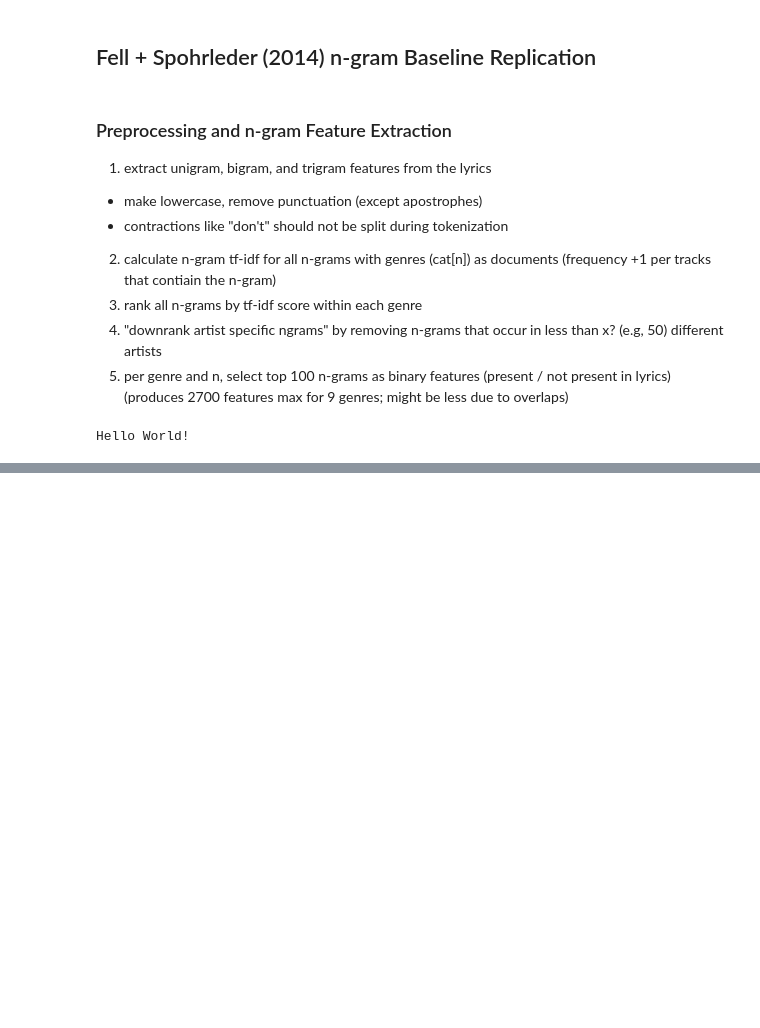
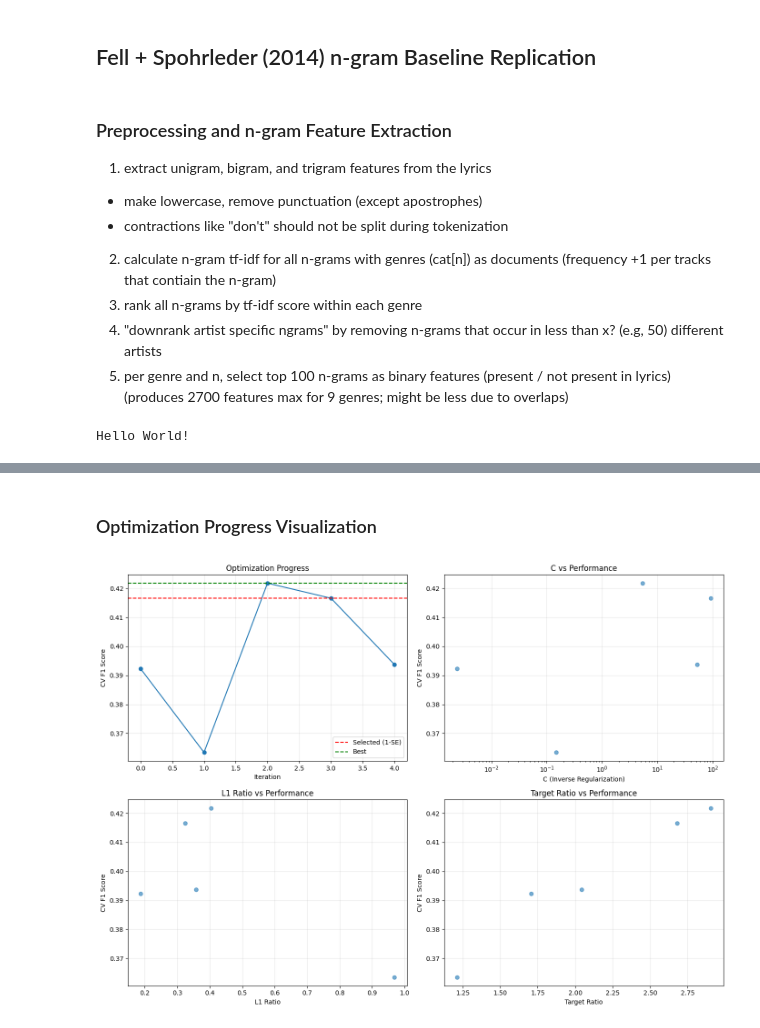
Before and after one commit to markusradke/LyricsGenreRecognition, a Jupyter notebook: notebooks/prototyping/fell_sporleder_2014_replication.ipynb, the cells around one changed output, grey strips where cells are left out. Saved outputs shown, nothing was run; the diff lists cells and outputs as text; code cells hidden in the pictures; blank space fills up the shorter version.

```diff
--- a/notebooks/prototyping/fell_sporleder_2014_replication.ipynb
+++ b/notebooks/prototyping/fell_sporleder_2014_replication.ipynb
@@ -73,0 +179,62 @@ dist = plot_genre_distribution(y_train, y_test)
+# %% [markdown]
+### Optimization Progress Visualization
+# %%
+import matplotlib.pyplot as plt
+import numpy as np
+
+results_df = pd.DataFrame([
+    {
+        'iteration': i,
+        'score': r['score'],
+        'C': r['params']['C'],
+        'l1_ratio': r['params']['l1_ratio'],
+        'target_ratio': r['params']['target_ratio']
+    }
+    for i, r in enumerate(optimization_results['all_results'])
+])
+
+fig, axes = plt.subplots(2, 2, figsize=(14, 10))
+
+axes[0, 0].plot(results_df['iteration'], results_df['score'], 'o-')
+axes[0, 0].axhline(
+    optimization_results['best_score'],
+    color='r',
+    linestyle='--',
+    label='Selected (1-SE)'
+)
+axes[0, 0].axhline(
+    optimization_results['absolute_best_score'],
+    color='g',
+    linestyle='--',
+    label='Best'
+)
+axes[0, 0].set_xlabel('Iteration')
+axes[0, 0].set_ylabel('CV F1 Score')
+axes[0, 0].set_title('Optimization Progress')
+axes[0, 0].legend()
+axes[0, 0].grid(True, alpha=0.3)
+
+axes[0, 1].scatter(results_df['C'], results_df['score'], alpha=0.6)
+axes[0, 1].set_xlabel('C (Inverse Regularization)')
+axes[0, 1].set_ylabel('CV F1 Score')
+axes[0, 1].set_title('C vs Performance')
+axes[0, 1].set_xscale('log')
+axes[0, 1].grid(True, alpha=0.3)
+
+axes[1, 0].scatter(results_df['l1_ratio'], results_df['score'], alpha=0.6)
+axes[1, 0].set_xlabel('L1 Ratio')
+axes[1, 0].set_ylabel('CV F1 Score')
+axes[1, 0].set_title('L1 Ratio vs Performance')
+axes[1, 0].grid(True, alpha=0.3)
+
+axes[1, 1].scatter(results_df['target_ratio'], results_df['score'], alpha=0.6)
+axes[1, 1].set_xlabel('Target Ratio')
+axes[1, 1].set_ylabel('CV F1 Score')
+axes[1, 1].set_title('Target Ratio vs Performance')
+axes[1, 1].grid(True, alpha=0.3)
+
+plt.tight_layout()
+plt.savefig(output_dir / 'optimization_progress.png', dpi=300)
+plt.show()
+# %% [output]
+[figure, added]
```
Also changed, not shown: parts of 7 cells of this notebook, 6 other files.
